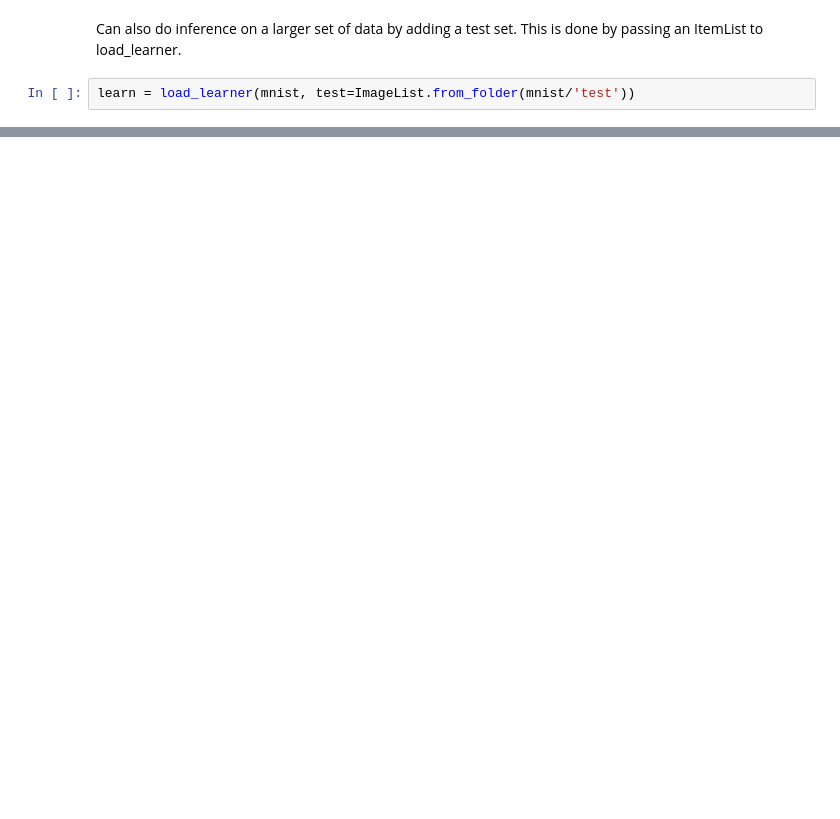
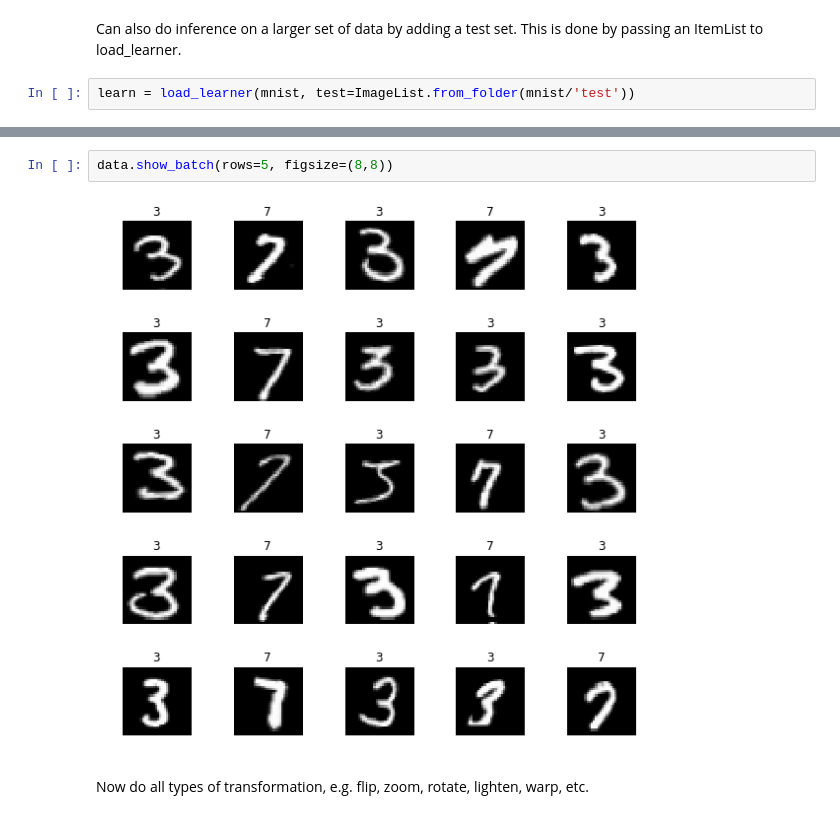
Before and after one commit to kanru-wang/fastai_cv_mnist_classification, a Jupyter notebook: mnist_binary_classification.ipynb, the cells around one changed output, grey strips where cells are left out. Cells and saved outputs as stored; diff of their text form; blank space fills up the shorter version.

```diff
--- a/mnist_binary_classification.ipynb
+++ b/mnist_binary_classification.ipynb
@@ -224,0 +247,6 @@ tensor([[9.6022e-01, 3.9779e-02],
+# %%
+data.show_batch(rows=5, figsize=(8,8))
+# %% [output]
+[figure, added]
+# %% [markdown]
+Now do all types of transformation, e.g. flip, zoom, rotate, lighten, warp, etc.
```
Also changed, not shown: parts of 17 cells of this notebook.
